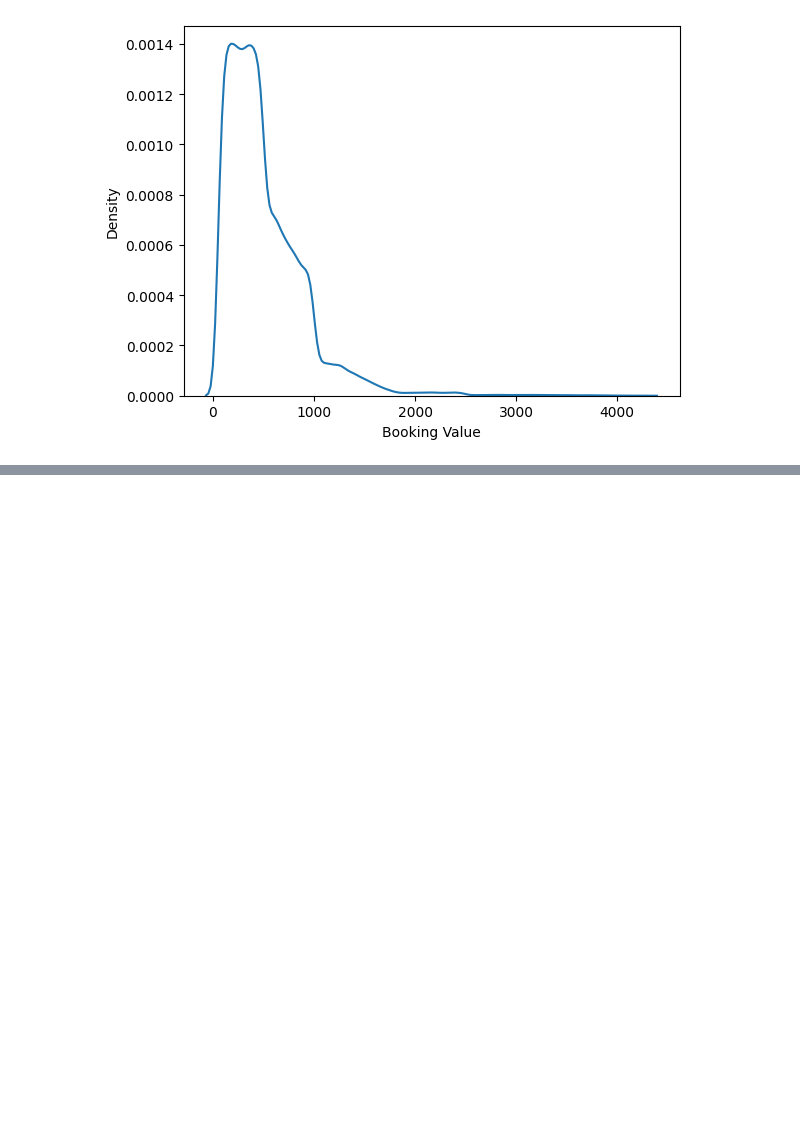
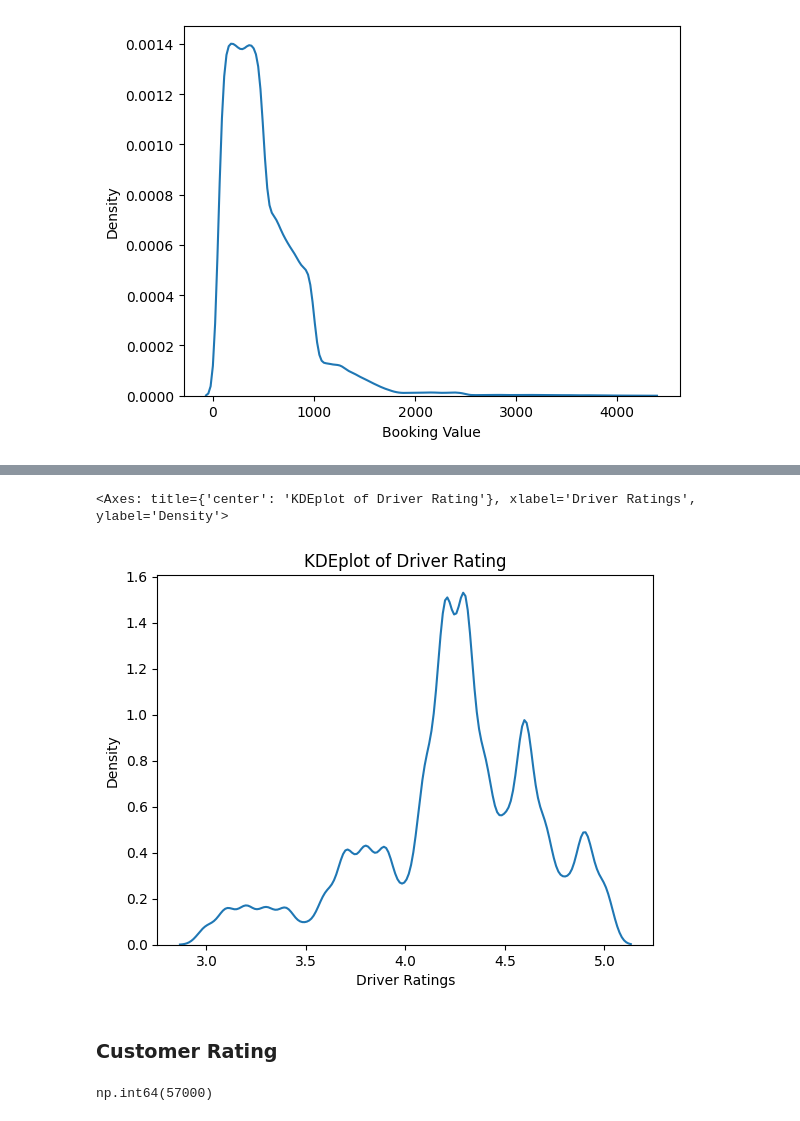
Before and after one commit to therai0/EDA_project-, a Jupyter notebook: eda_uber.ipynb, the cells around one changed output, grey strips where cells are left out. Cells and saved outputs as stored; diff of their text form; code cells hidden in the pictures; blank space fills up the shorter version.

```diff
--- a/eda_uber.ipynb
+++ b/eda_uber.ipynb
@@ -417,0 +489,12 @@ Index(['Date', 'Time', 'Booking ID', 'Booking Status', 'Customer ID',
+# %%
+plt.title("KDEplot of Driver Rating")
+sns.kdeplot(x="Driver Ratings",data=df)
+# %% [output]
+<Axes: title={'center': 'KDEplot of Driver Rating'}, xlabel='Driver Ratings', ylabel='Density'>
+[figure, added]
+# %% [markdown]
+### Customer Rating
+# %%
+df["Driver Ratings"].isnull().sum()
+# %% [output]
+np.int64(57000)
```
Also changed, not shown: parts of 37 cells of this notebook, 2 other files.
